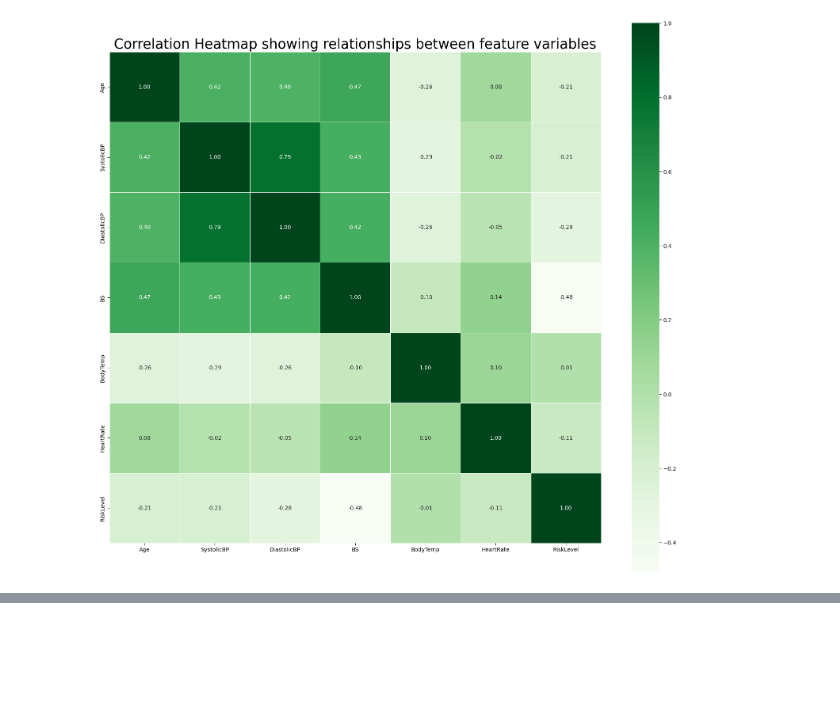
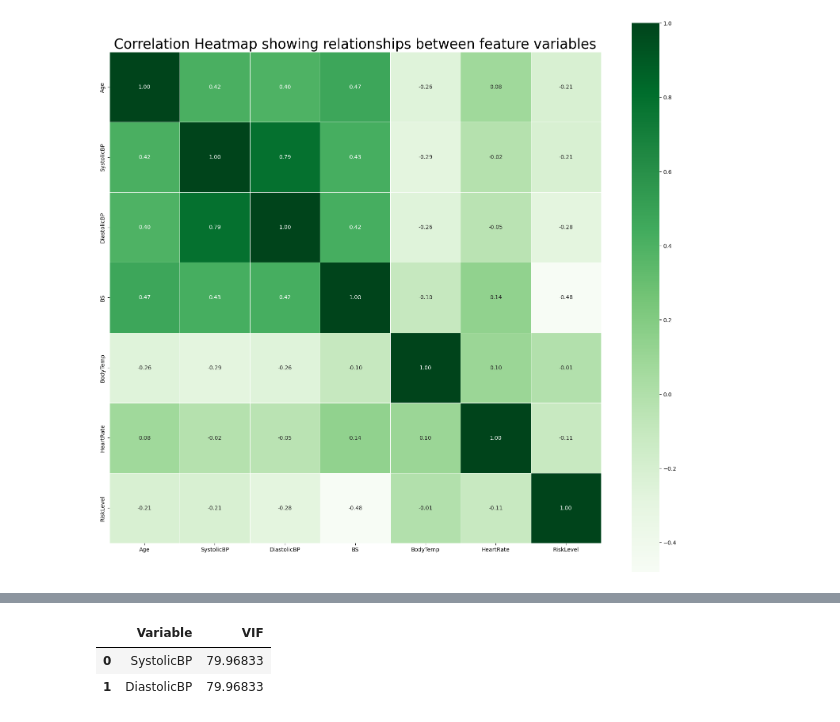
Before and after one commit to AnthonyChukwuemekaMfon/maternal-health-risk-project, a Jupyter notebook: Maternal Health Risk.ipynb, the cells around one changed output, grey strips where cells are left out. Drawn from its saved outputs; the diff is of its cells as text; code cells hidden in the pictures; blank space fills up the shorter version.

```diff
--- a/Maternal Health Risk.ipynb
+++ b/Maternal Health Risk.ipynb
@@ -154,0 +180,12 @@ plt.show()
+# %%
+# Dealing with multicollinearity
+# Calculating the Variance Inflation Factor (VIF) for each feature variable
+X = m_df[["SystolicBP", "DiastolicBP"]]
+vif_data = pd.DataFrame()
+vif_data["Variable"] = X.columns
+vif_data["VIF"] = [variance_inflation_factor(X.values, i) for i in range(X.shape[1])]
+vif_data
+# %% [output]
+|  | Variable | VIF |
+| 0 | SystolicBP | 79.96833 |
+| 1 | DiastolicBP | 79.96833 |
```
Also changed, not shown: parts of 2 cells of this notebook.
